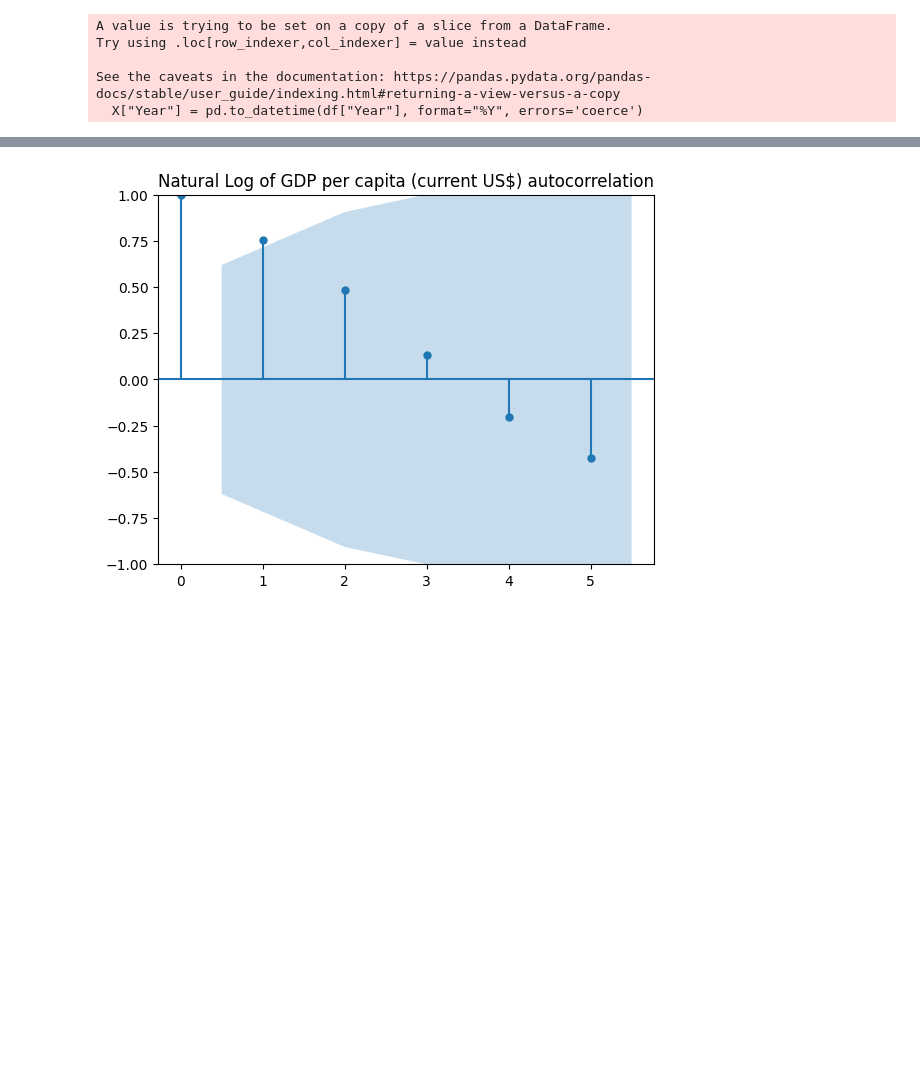
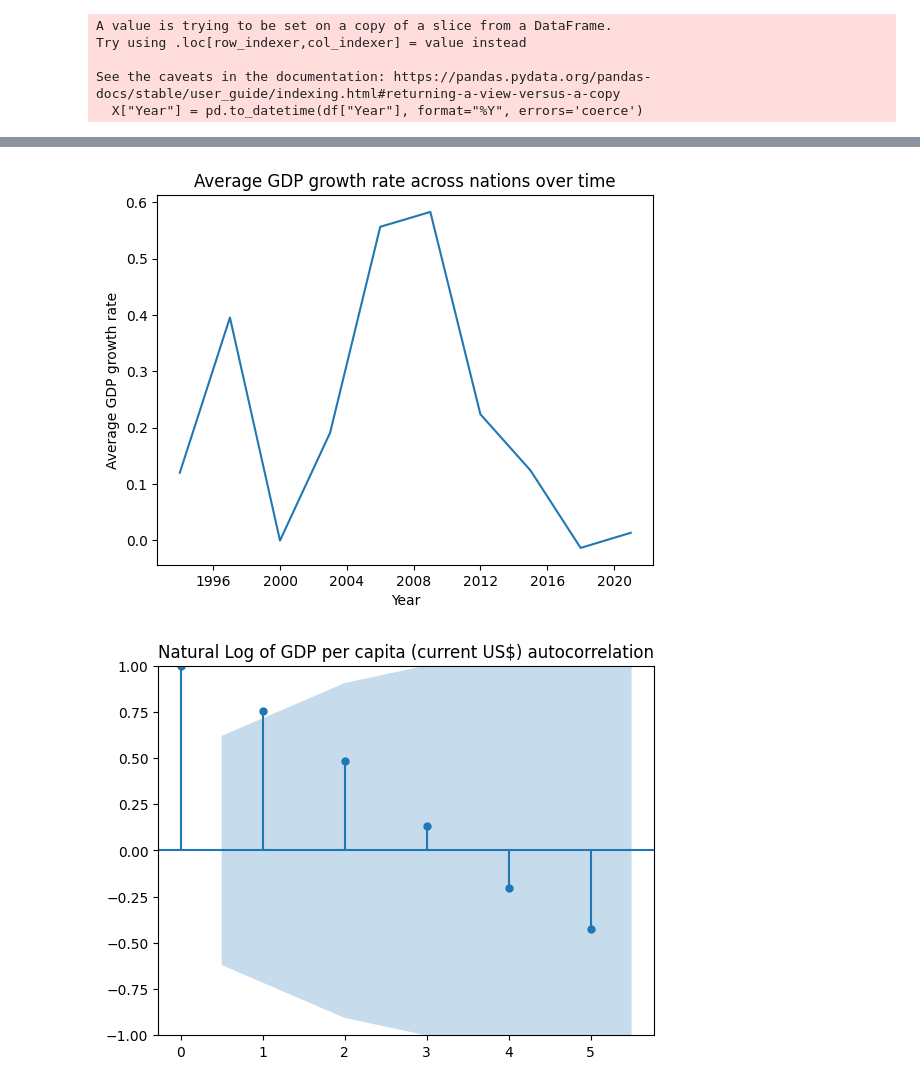
Before and after one commit to adityapentyala/egd-assignment, a Jupyter notebook: combined_regression.ipynb, the cells around one changed output, grey strips where cells are left out. Drawn from its saved outputs; the diff is of its cells as text; code cells hidden in the pictures; blank space fills up the shorter version.

```diff
--- a/combined_regression.ipynb
+++ b/combined_regression.ipynb
@@ -233,3 +242,12 @@ See the caveats in the documentation: https://pandas.pydata.org/pandas-docs/stab
+# %%
+plt.figure()
+plt.plot(avg_X_arima.index, avg_y_arima)
+plt.title(f"Average GDP growth rate across nations over time")
+plt.xlabel("Year")
+plt.ylabel(f"Average GDP growth rate")
+plt.show()
+# %% [output]
+[figure, added]
 # %%
 plots.create_acf_pacf_plots(avg_X_arima)
 # %% [output]
```
Also changed, not shown: parts of 8 cells of this notebook, 1 other file.
